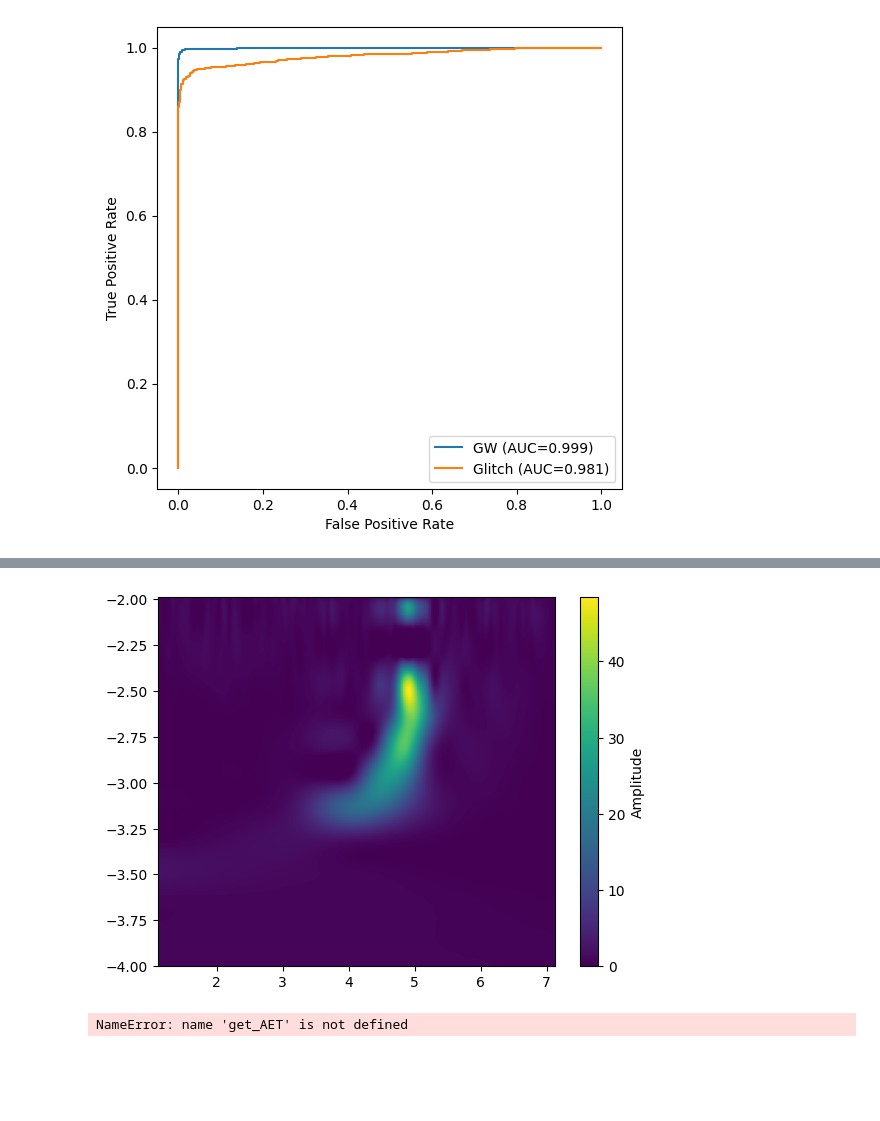
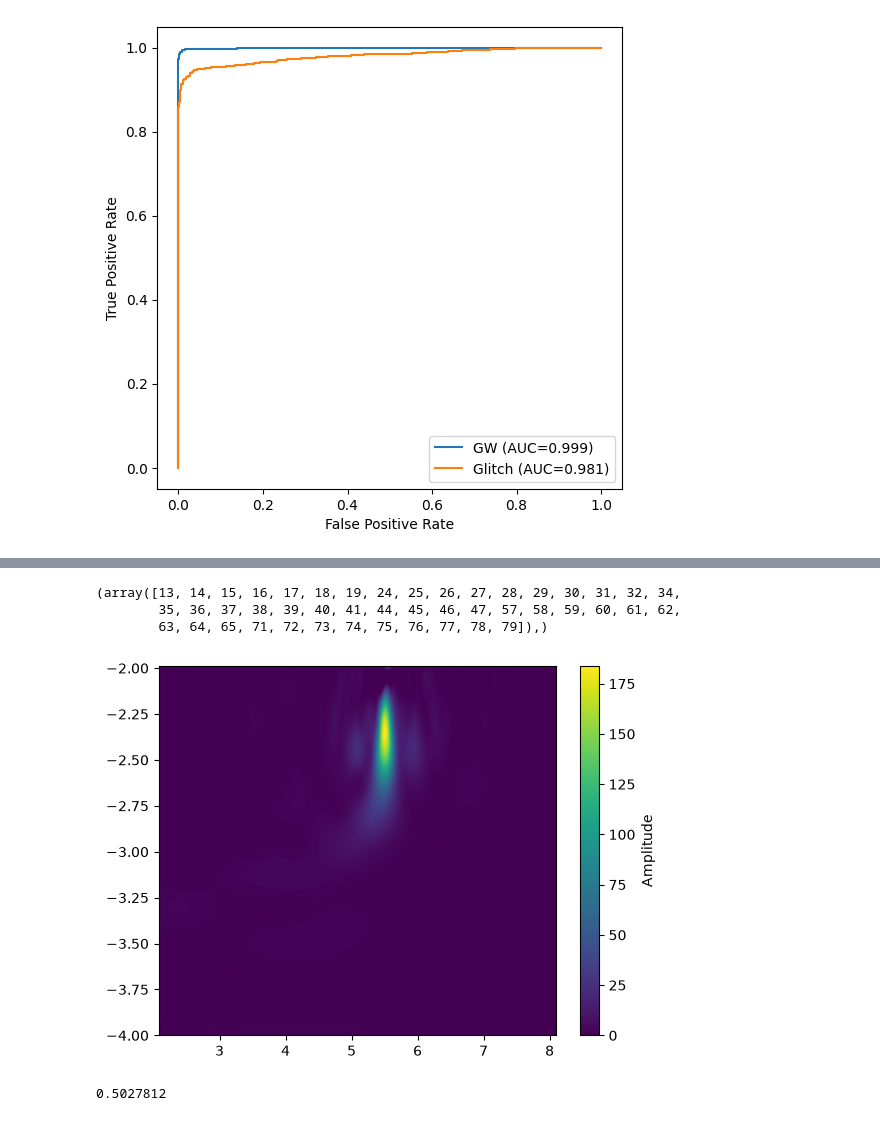
Before and after one commit to AryamannRao/LISAGlitchSignalClassifier, a Jupyter notebook: src/notebooks/model_ehm_inference.ipynb, the cells around one changed output, grey strips where cells are left out. Cells and saved outputs as stored; diff of their text form; code cells hidden in the pictures; blank space fills up the shorter version.

```diff
--- a/src/notebooks/model_ehm_inference.ipynb
+++ b/src/notebooks/model_ehm_inference.ipynb
@@ -219,6 +213,8 @@ array([ 705,  706,  707,  708,  709,  710,  711,  712,  713,  714,  729,
 # %%
-wrong = np.where((true_class == 3)&(pred_class == 2))[0]
+wrong = np.where((true_class == 3)&(pred_class == 1))[0]
 wrong_sims = [test_dataset[i][2] for i in wrong]
+wrong_times = np.array([test_dataset[i][3] for i in wrong])
 
-right = np.where((true_class == 3)&(pred_class == 2))[0]
+right = np.where((true_class == 3)&(pred_class == 3))[0]
 right_sims = np.array([test_dataset[i][2] for i in right])
+right_times = np.array([test_dataset[i][3] for i in right])
@@ -276,0 +224,24 @@ gw_lambda = wrong_gw_lambda[index]
+# %%
+def filter_mixed_dataset(mixed_dict, sims, times):
+    filtered = {}
+    filtered['QT'] = mixed_dict['QT'][sims, times, :, :, :]
+    filtered['t_qscan'] = mixed_dict['t_qscan'][sims, times]
+    filtered['f_qscan'] = mixed_dict['f_qscan'][sims, times]
+
+    param_keys = ['X', 'Y', 'Z', 'amp', 'beta', 'd', 'gw_beta',\
+                'gw_lambda', 'inj_point', 'm1', 'm2', 'sep', 'spin1',\
+                'spin2', 'iota', 't0']
+    for key in param_keys:
+        filtered[key] = mixed_dict[key][sims]
+
+    return filtered
+# %%
+mixed_dict = {}
+
+mixed_ehm_dataset_path2 = MIXED_DATASETS / 'mixed_ehm_dataset2.h5'
+with h5py.File(mixed_ehm_dataset_path, 'r') as h5:
+    for key in list(h5.keys()):
+        mixed_dict[key] = h5[key][:]
+# %%
+wrong_dict = filter_mixed_dataset(mixed_dict, wrong_sims, wrong_times)
+right_dict = filter_mixed_dataset(mixed_dict, right_sims, right_times)
@@ -277,39 +260,20 @@ gw_lambda = wrong_gw_lambda[index]
+# %%
+np.where(wrong_dict['sep'] > 1e-13)
+# %% [output]
+(array([13, 14, 15, 16, 17, 18, 19, 24, 25, 26, 27, 28, 29, 30, 31, 32, 34,
+        35, 36, 37, 38, 39, 40, 41, 44, 45, 46, 47, 57, 58, 59, 60, 61, 62,
+        63, 64, 65, 71, 72, 73, 74, 75, 76, 77, 78, 79]),)
 # %%
+index = 24
+image = wrong_dict['QT'][index,:,:,0]
+t_axis = wrong_dict['t_qscan'][index]/3600
+f_axis = wrong_dict['f_qscan'][index]
+
 plt.imshow(image, extent=[t_axis[0], t_axis[-1], np.log10(f_axis[0]), np.log10(f_axis[-1])], aspect='auto', origin='lower')
 plt.colorbar(label='Amplitude')
+#plt.clim(0, 10)
 plt.show()
+print(wrong_dict['sep'][index])
 # %% [output]
-[figure, old version]
+[figure, new version]
+0.5027812
-# %%
-A,E,T = get_AET(X, Y, Z)
-psd_data = np.load(PSD_PATH / 'psd_A.npz')
-f_noise, psd_noise = psd_data['f_psd'], psd_data['psd']
-
-freqs = np.fft.rfftfreq(A.size, 0.25)
-# FFT of data
-data_fft = np.fft.rfft(A)
-
-f_psd, psd = estimate_psd(A, 1/0.25, nperseg=1e4/0.25, noverlap=None)
-Anew = whiten_with_psd(A, 0.25, f_psd, psd, apply_window=True, alpha=0.05)
-f_psd_new, psd_new = estimate_psd(Anew, 1/0.25, nperseg=1e4/0.25, noverlap=None)
-
-freqs_new = np.fft.rfftfreq(Anew.size, 0.25)
-# FFT of data
-data_fft_new = np.fft.rfft(Anew)
-
-#plt.plot(freqs_new, np.real(data_fft_new))
-plt.plot(freqs, np.abs(data_fft), label='Original FFT')
-#plt.plot(f_psd, np.sqrt(psd), label='Original PSD')
-plt.plot(freqs_new, np.sqrt(data_fft_new), label='Whitened FFT')
-plt.plot(f_noise, np.sqrt(psd_noise), label='Noise ASD')
-plt.xscale('log')
-plt.yscale('log')
-plt.xlabel('Frequency (Hz)')
-#plt.ylabel('ASD')
-#plt.title('Estimated Power Spectral Density')
-#plt.ylim(1e-10, 1e-1)
-plt.legend()
-plt.grid()
-plt.show()
-# %% [output]
-NameError: name 'get_AET' is not defined
```
Also changed, not shown: parts of 36 cells of this notebook, 17 other files.
